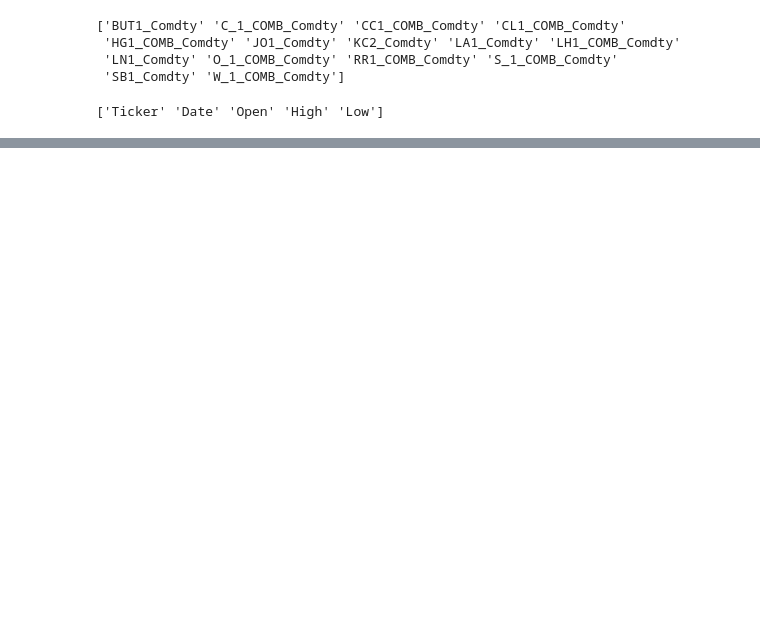
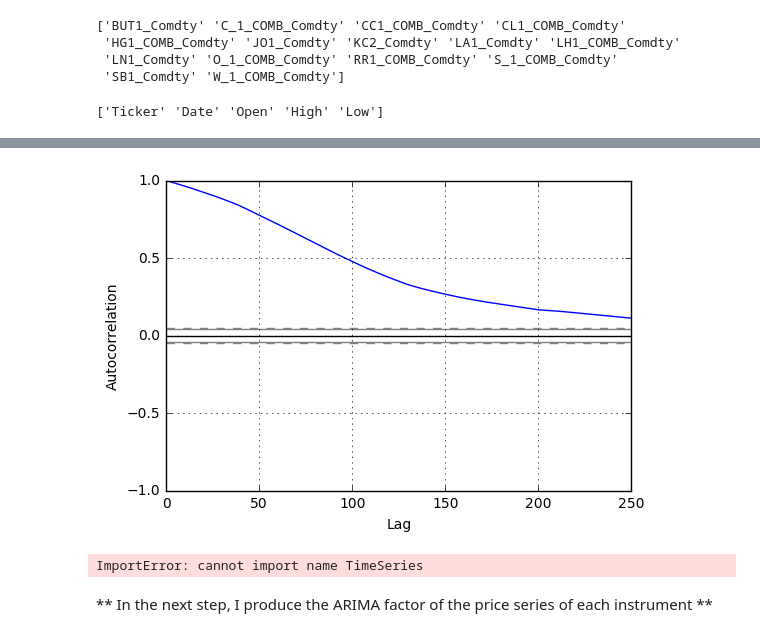
Before and after one commit to mingkaid/instruments-correlation-exploration, a Jupyter notebook: process-commodities-data.ipynb, the cells around one changed output, grey strips where cells are left out. Drawn from its saved outputs; the diff is of its cells as text; code cells hidden in the pictures; blank space fills up the shorter version.

```diff
--- a/process-commodities-data.ipynb
+++ b/process-commodities-data.ipynb
@@ -32,0 +158,7 @@ for ticker in commodities_metadata.Ticker.values:
+# %%
+from pandas.plotting import autocorrelation_plot
+autocorrelation_plot(commodities_price_series.CL1_COMB_Comdty.dropna())
+plt.xlim(0, 250)
+plt.show()
+# %% [output]
+[figure, added]
@@ -32,0 +167,7 @@ for ticker in commodities_metadata.Ticker.values:
+# %%
+from statsmodels.tsa.arima_model import ARIMA
+model = ARIMA(commodities_price_series.CL1_COMB_Comdty.dropna(), order=(5, 1, 0))
+model_fit = model.fit(disp=0)
+print model_fit.summary()
+# %% [output]
+ImportError: cannot import name TimeSeries
@@ -32,0 +180,2 @@ for ticker in commodities_metadata.Ticker.values:
+# %% [markdown]
+** In the next step, I produce the ARIMA factor of the price series of each instrument **
```
Also changed, not shown: parts of 24 cells of this notebook.
